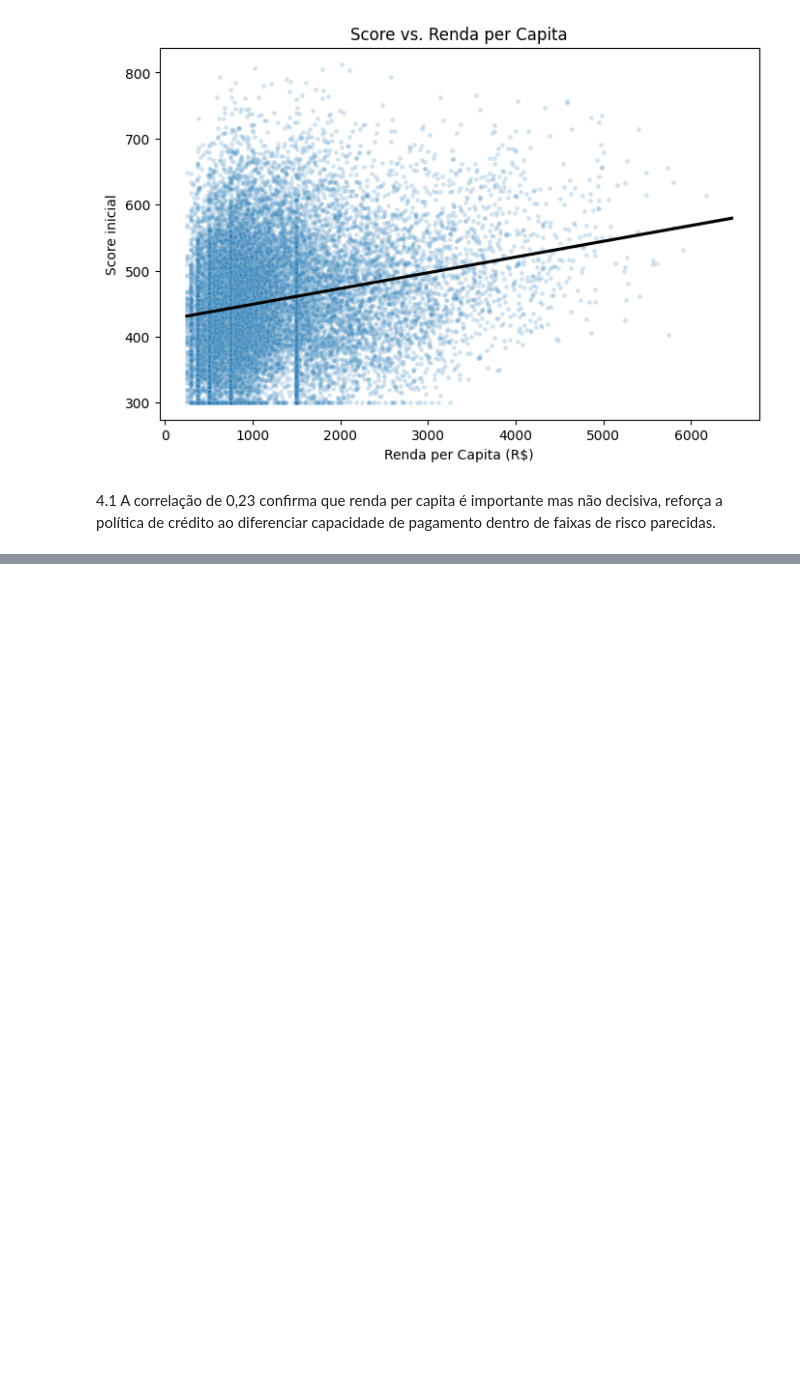
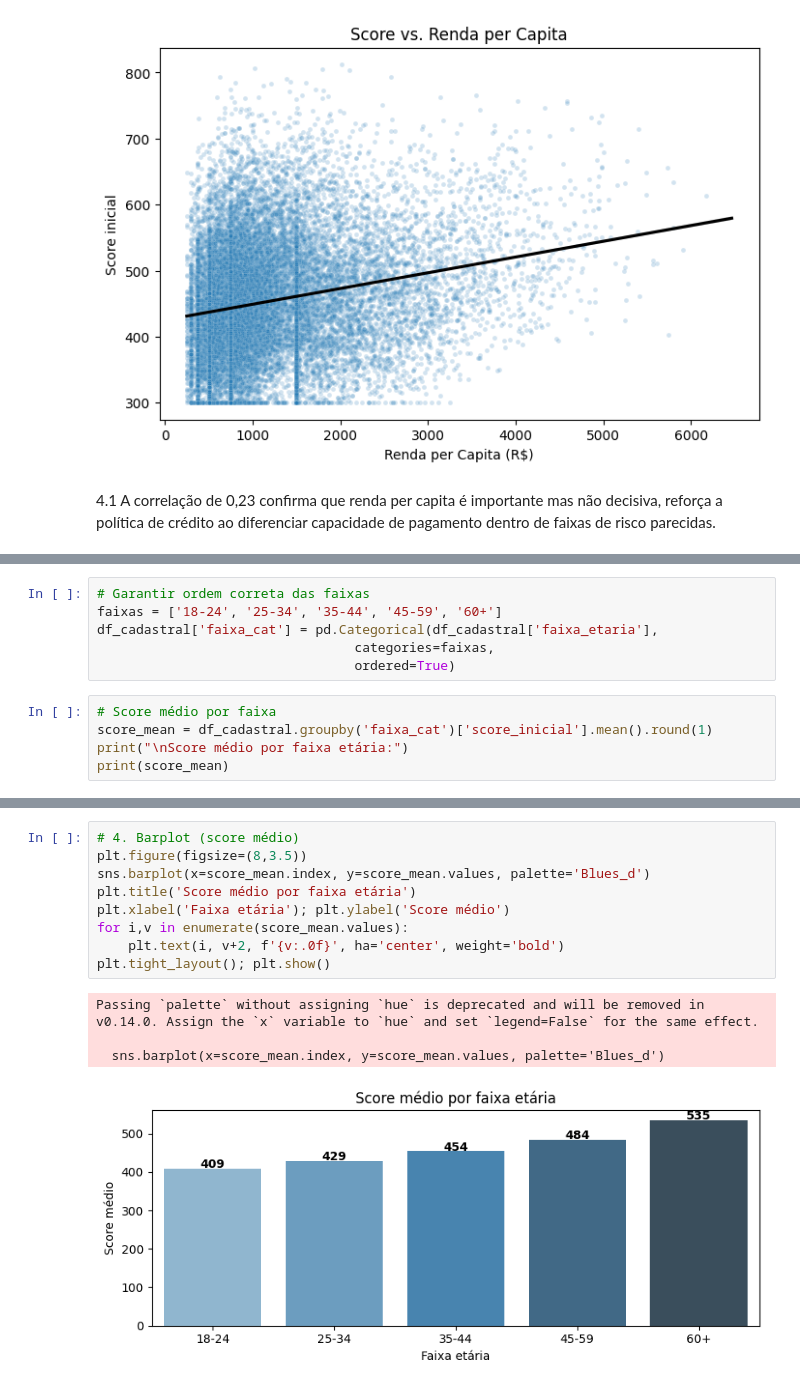
Before and after one commit to mairasantana/desafio-final-neurotech, a Jupyter notebook: analise_de_dados.ipynb, the cells around one changed output, grey strips where cells are left out. Drawn from its saved outputs; the diff is of its cells as text; blank space fills up the shorter version.

```diff
--- a/analise_de_dados.ipynb
+++ b/analise_de_dados.ipynb
@@ -490,0 +515,11 @@ plt.show()
+# %%
+# Garantir ordem correta das faixas
+faixas = ['18-24', '25-34', '35-44', '45-59', '60+']
+df_cadastral['faixa_cat'] = pd.Categorical(df_cadastral['faixa_etaria'],
+                                 categories=faixas,
+                                 ordered=True)
+# %%
+# Score médio por faixa
+score_mean = df_cadastral.groupby('faixa_cat')['score_inicial'].mean().round(1)
+print("\nScore médio por faixa etária:")
+print(score_mean)
@@ -490,0 +535,14 @@ plt.show()
+# %%
+# 4. Barplot (score médio)
+plt.figure(figsize=(8,3.5))
+sns.barplot(x=score_mean.index, y=score_mean.values, palette='Blues_d')
+plt.title('Score médio por faixa etária')
+plt.xlabel('Faixa etária'); plt.ylabel('Score médio')
+for i,v in enumerate(score_mean.values):
+    plt.text(i, v+2, f'{v:.0f}', ha='center', weight='bold')
+plt.tight_layout(); plt.show()
+# %% [output]
+Passing `palette` without assigning `hue` is deprecated and will be removed in v0.14.0. Assign the `x` variable to `hue` and set `legend=False` for the same effect.
+
+  sns.barplot(x=score_mean.index, y=score_mean.values, palette='Blues_d')
+[figure, added]
```
Also changed, not shown: parts of 11 cells of this notebook.
